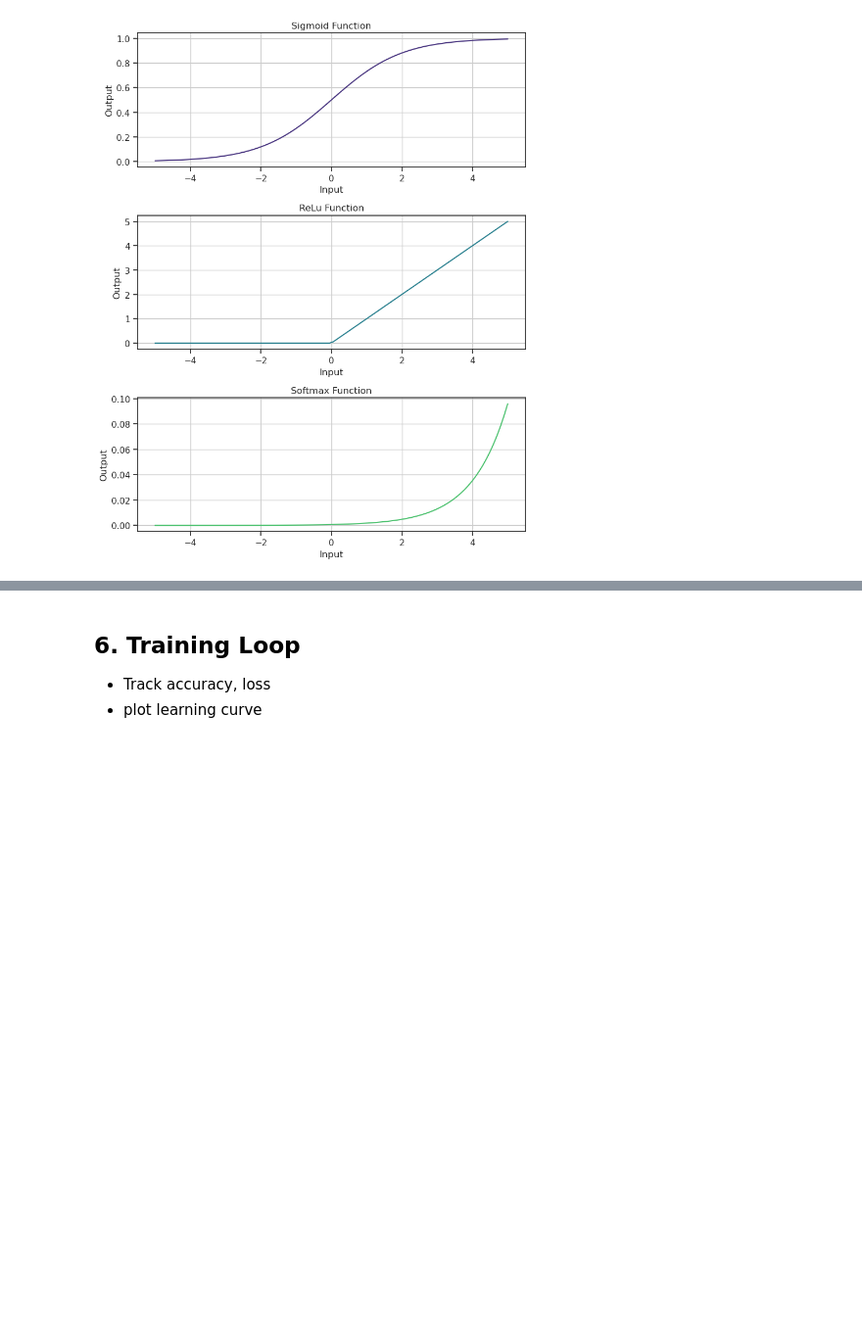
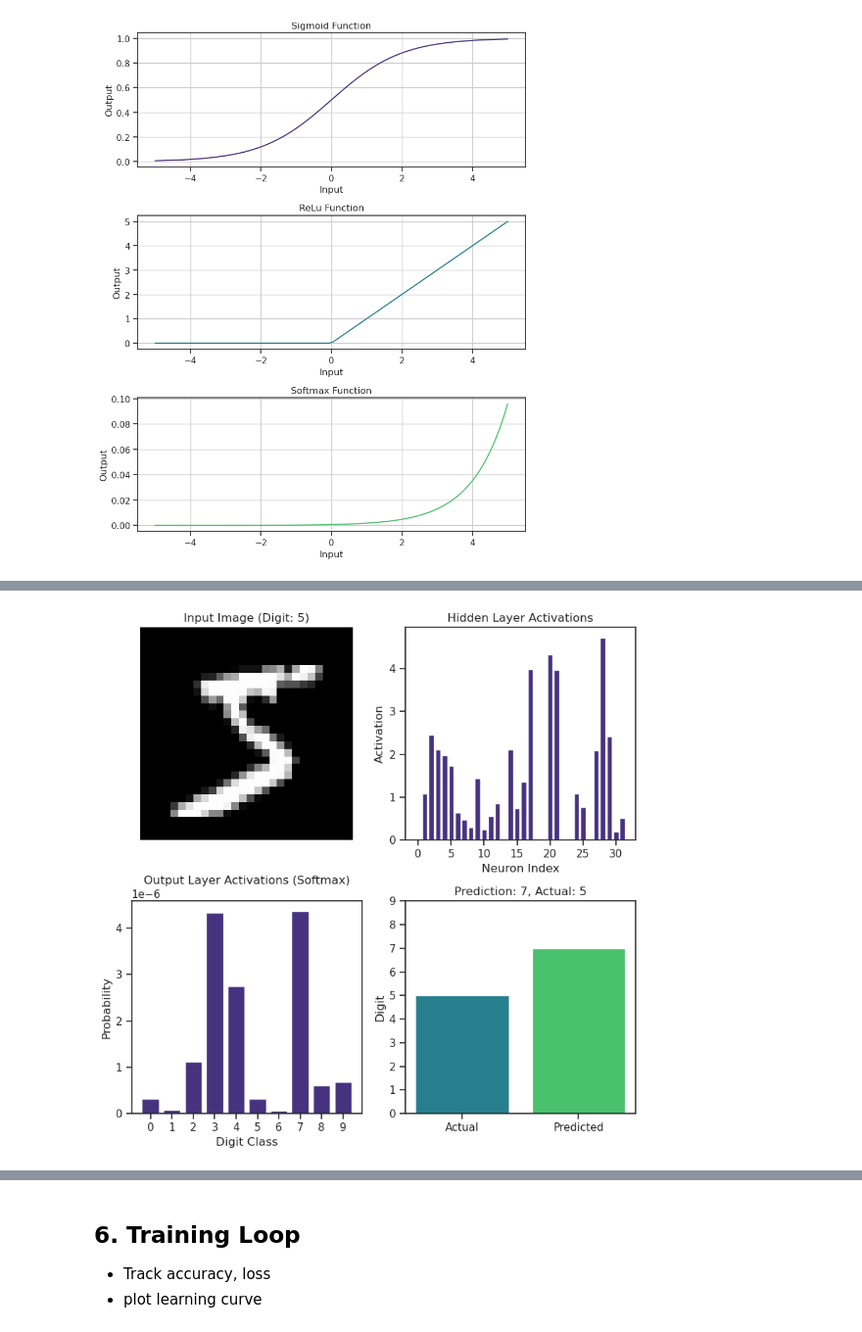
Before and after one commit to kiri-thornalley/numpy_neural_network, a Jupyter notebook: neural_network.ipynb, the cells around one changed output, grey strips where cells are left out. Shown at 98% size. Cells and saved outputs as stored; diff of their text form; code cells hidden in the pictures; blank space fills up the shorter version.

Commit message:
Completed forward prop and associated analysis

```diff
--- a/neural_network.ipynb
+++ b/neural_network.ipynb
@@ -243,0 +439,17 @@ Why might we use one over the other?
+# %%
+# Run the forward propagation
+params = init_params()
+cache_values, output = forward_prop(params, X_train)
+
+# Sense check: Print the first image and confirm this matches the normalised array from earlier. It does!!
+#print(cache['A0'][0])
+
+# Neural network, how certain are you about your predictions? Apparently not very?
+print(output[:,0])
+
+# Compute accuracy following the first round of forward propagation.
+true_labels = y_train
+predictions = np.argmax(output, axis=0)
+accuracy = np.mean(predictions == true_labels)*100
+
+print(f"Accuracy: {accuracy:.4f}")
@@ -243,0 +464,47 @@ Why might we use one over the other?
+# %%
+# Let's visualise the activations of the neurons.
+def visualize_network_processing(image, label, cache_values):
+   """Visualize network processing for a single image"""
+   plt.figure(figsize=(8, 8))
+
+   # Plot original image
+   plt.subplot(2,2,1)
+   plt.imshow(image.reshape(28, 28), cmap='gray')
+   plt.title(f"Input Image (Digit: {label})")
+   plt.axis('off')
+
+   # Plot hidden layer activations (first 50 neurons)
+   plt.subplot(2,2,2)
+   hidden_activations = cache_values['A1'][:32, 0]
+   plt.bar(range(len(hidden_activations)), hidden_activations)
+   plt.title("Hidden Layer Activations")
+   plt.xlabel("Neuron Index")
+   plt.ylabel("Activation")
+
+   # Plot output layer activations
+   plt.subplot(2,2,3)
+   output_activations = cache_values['A2'][:, 0]
+   plt.bar(range(10), output_activations)
+   plt.xticks(range(10))
+   plt.title("Output Layer Activations (Softmax)")
+   plt.xlabel("Digit Class")
+   plt.ylabel("Probability")
+
+   # Plot prediction vs actual
+   plt.subplot(2,2,4)
+   prediction = np.argmax(output_activations)
+   plt.bar(['Actual', 'Predicted'], [label, prediction], color =[sns.color_palette("viridis")[2], sns.color_palette("viridis")[4]])
+   plt.title(f"Prediction: {prediction}, Actual: {label}")
+   plt.ylabel("Digit")
+   plt.ylim(0,9)
+   plt.tight_layout()
+   plt.show()
+
+# Visualize forward propagation for the first image in our batch
+image_idx = 0
+image= X_train[image_idx]
+label = true_labels[image_idx]
+
+visualize_network_processing(image, label, cache_values)
+# %% [output]
+[figure, added]
```
Also changed, not shown: parts of 21 cells of this notebook.
